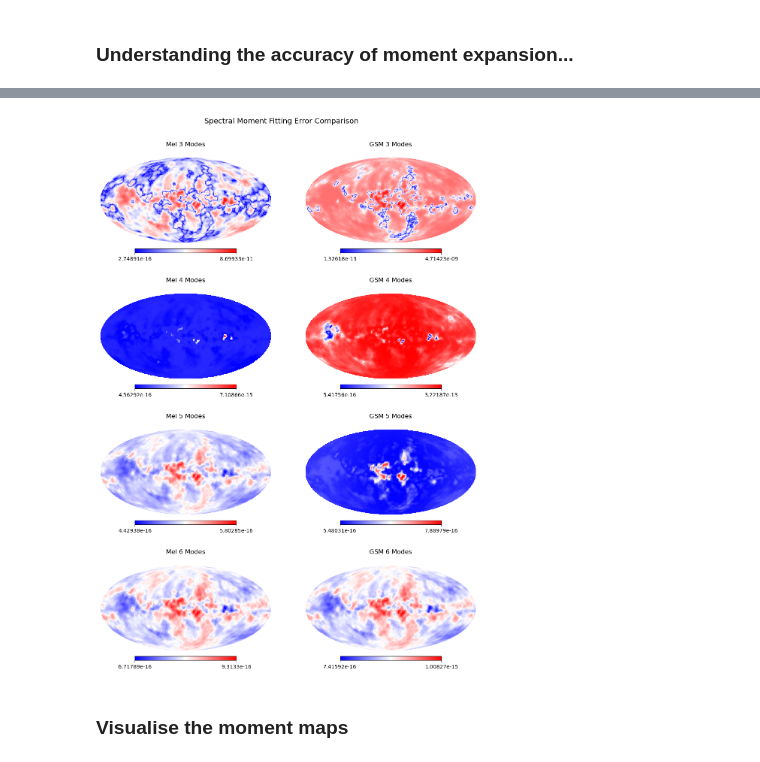
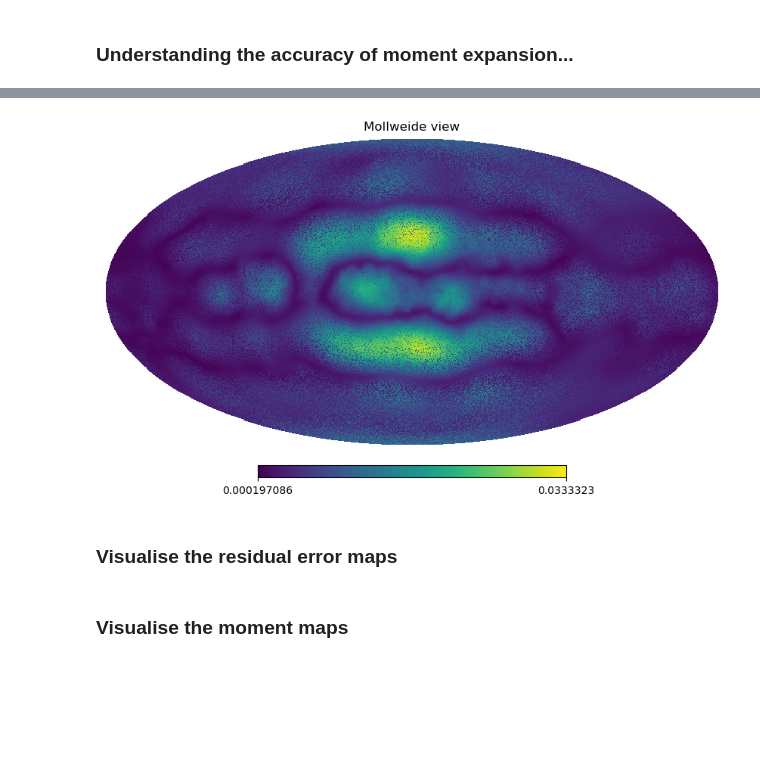
Before and after one commit to zzhang0123/MERS, a Jupyter notebook: foreground_model.ipynb, the cells around one changed output, grey strips where cells are left out. Drawn from its saved outputs; the diff is of its cells as text; code cells hidden in the pictures; blank space fills up the shorter version.

```diff
--- a/foreground_model.ipynb
+++ b/foreground_model.ipynb
@@ -705,3 +277,11 @@ np.save('GSM_loss_map_6.npy', GSM_loss_map_6)
+# %%
+Mel_moment_coeffs_maps_5_adapted, Mel_loss_map_5_adapted = fit_entire_map(mel_sky_RHINO_convolved, pivot_specidx_map, freq_list, nu_ref=None, max_order=5, fixed_pivot=False)
+# %%
+hp.mollview(Mel_loss_map_5_adapted)
+# %% [output]
+[figure, added]
+# %% [markdown]
+### Visualise the residual error maps
 # %%
 
 # Generate a figure with 6 subplots, with the layout as 3 rows and 2 columns.
@@ -732,7 +312,7 @@ def plot_loss_comparison(savepath=None):
         ax1 = plt.subplot(gs[row, 0], projection='mollweide')
         im1 = hp.mollview(map1, title='', hold=True,
                           #min=vmin, max=vmax,
-                          norm='log',
+                          #norm='log',
                           cmap=cbar)
         plt.text(0.5, 1.1, f'{titles[0]} {label}',
                 ha='center', va='bottom', transform=ax1.transAxes, fontsize=12)
@@ -740,7 +320,7 @@ def plot_loss_comparison(savepath=None):
         ax2 = plt.subplot(gs[row, 1], projection='mollweide')
         im2 = hp.mollview(map2, title='', hold=True,
                           #min=vmin, max=vmax,
-                          norm='log',
+                          #norm='log',
                           cmap=cbar)
         plt.text(0.5, 1.1, f'{titles[1]} {label}',
                 ha='center', va='bottom', transform=ax2.transAxes, fontsize=12)
@@ -752,9 +332,7 @@ def plot_loss_comparison(savepath=None):
     plt.suptitle('Spectral Moment Fitting Error Comparison', y=0.93, fontsize=14)
     plt.show()
 
-plot_loss_comparison(savepath='./loss_comparison.pdf')
+# plot_loss_comparison(savepath='./loss_comparison.pdf')
-# %% [output]
-[figure, removed]
 # %% [markdown]
 ### Visualise the moment maps
 # %%
```
Also changed, not shown: parts of 41 cells of this notebook, 5 other files.
